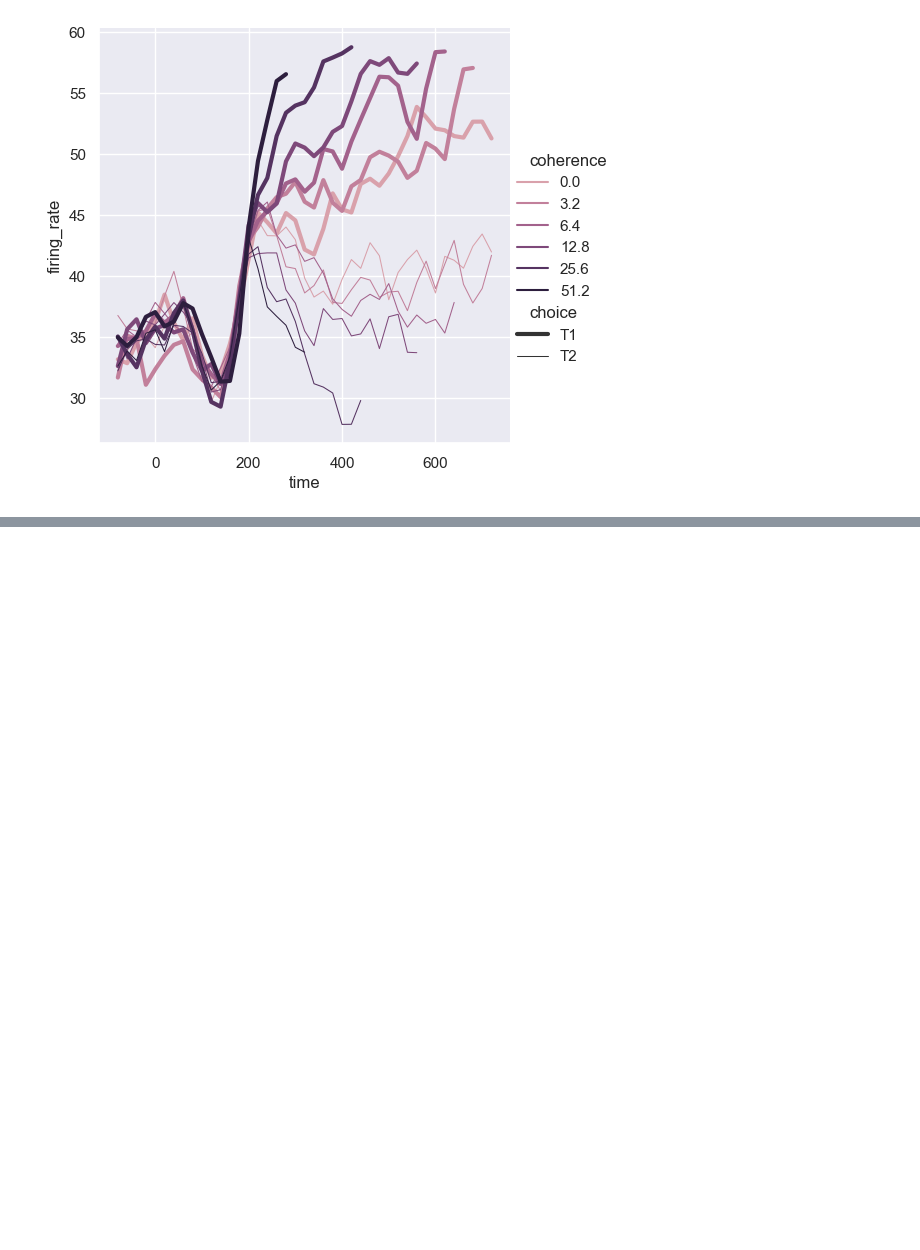
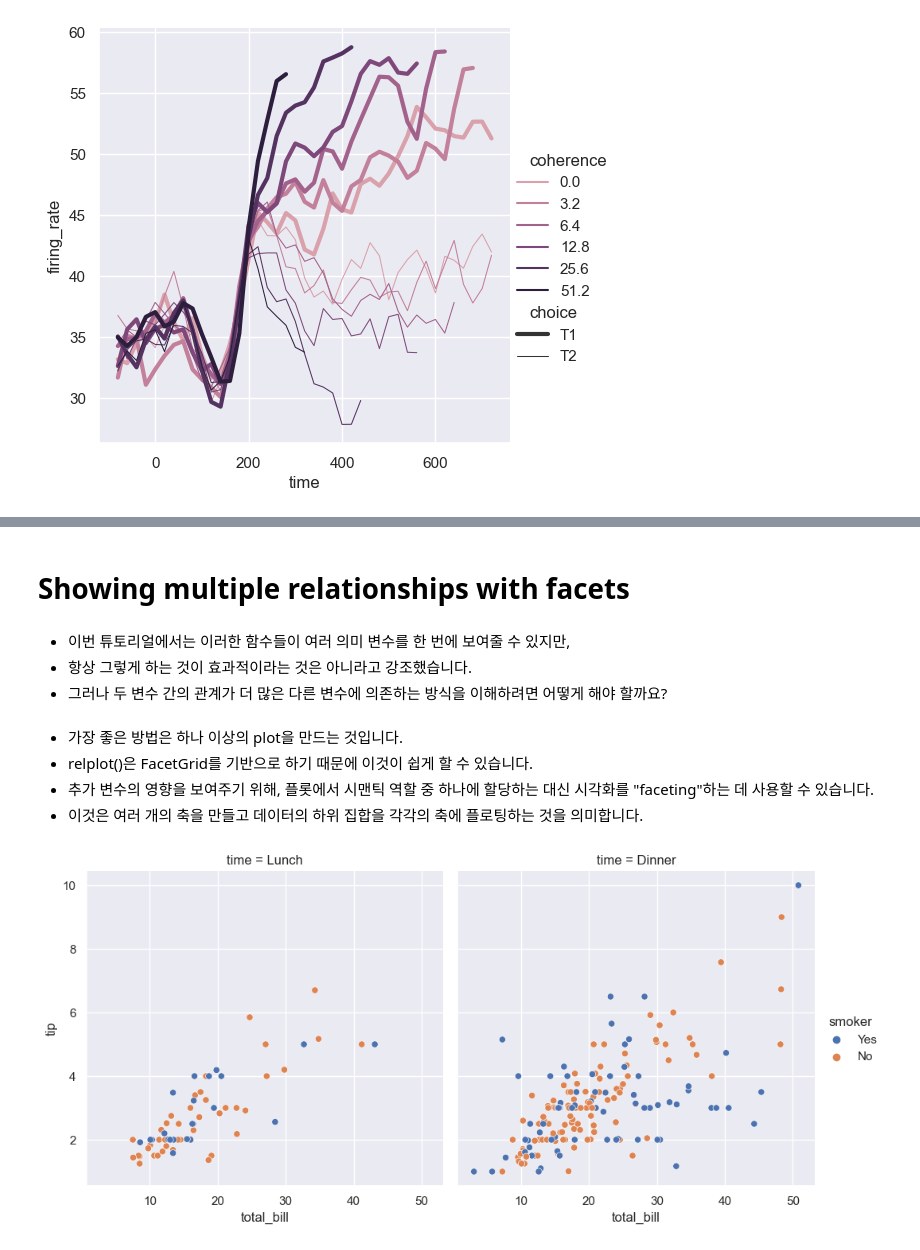
Before and after one commit to kinghy00/Seaborn-Tutorial, a Jupyter notebook: Visualizing_statistical_relationships.ipynb, the cells around one changed output, grey strips where cells are left out. Cells and saved outputs as stored; diff of their text form; code cells hidden in the pictures; blank space fills up the shorter version.

```diff
--- a/Visualizing_statistical_relationships.ipynb
+++ b/Visualizing_statistical_relationships.ipynb
@@ -317,0 +342,18 @@ sns.relplot(
+# %% [markdown]
+# Showing multiple relationships with facets
+# %% [markdown]
+- 이번 튜토리얼에서는 이러한 함수들이 여러 의미 변수를 한 번에 보여줄 수 있지만,
+- 항상 그렇게 하는 것이 효과적이라는 것은 아니라고 강조했습니다.
+- 그러나 두 변수 간의 관계가 더 많은 다른 변수에 의존하는 방식을 이해하려면 어떻게 해야 할까요?
+# %% [markdown]
+- 가장 좋은 방법은 하나 이상의 plot을 만드는 것입니다.
+- relplot()은 FacetGrid를 기반으로 하기 때문에 이것이 쉽게 할 수 있습니다.
+- 추가 변수의 영향을 보여주기 위해, 플롯에서 시맨틱 역할 중 하나에 할당하는 대신 시각화를 "faceting"하는 데 사용할 수 있습니다.
+- 이것은 여러 개의 축을 만들고 데이터의 하위 집합을 각각의 축에 플로팅하는 것을 의미합니다.
+# %%
+sns.relplot(
+    data=tips,
+    x="total_bill", y="tip", hue="smoker", col="time",
+);
+# %% [output]
+[figure, added]
```
Also changed, not shown: parts of 11 cells of this notebook.
